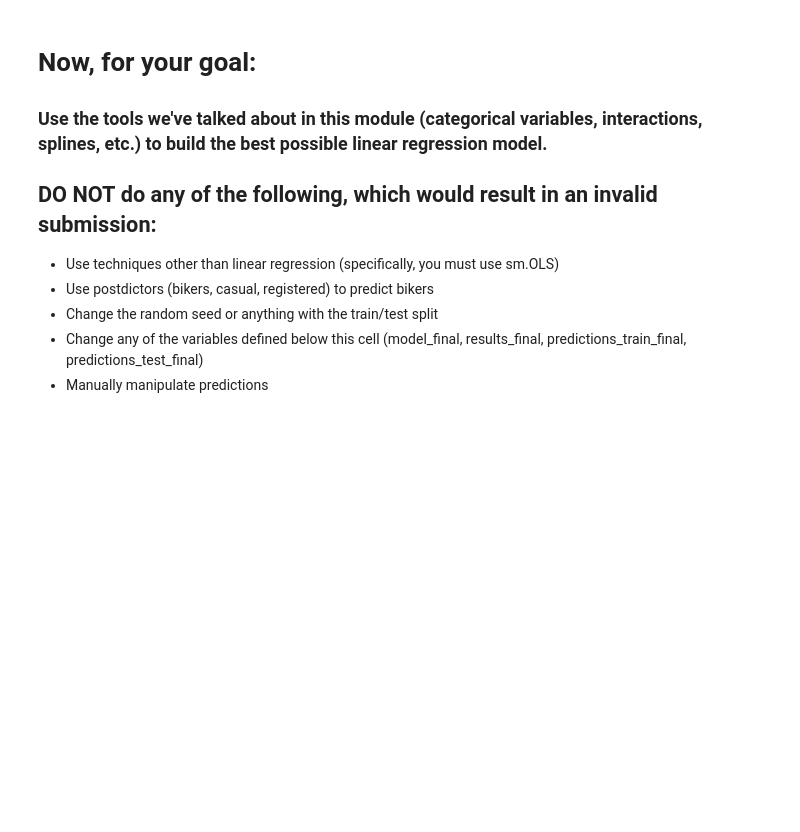
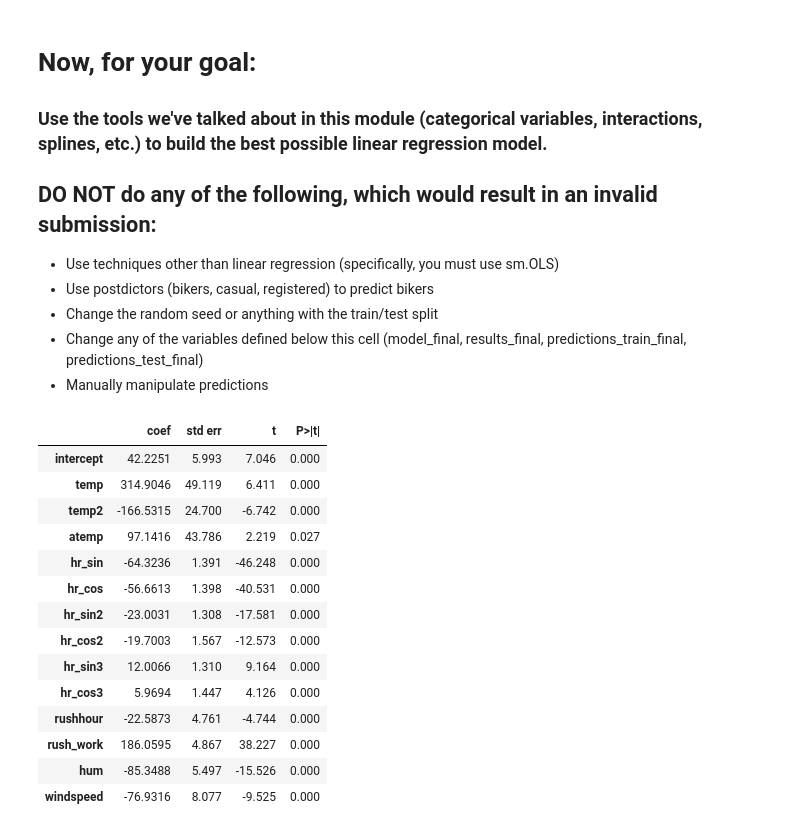
Before and after one commit to Uconn-MattHuang/code_2600, a Jupyter notebook: mod05_nonlinear.ipynb, the cells around one changed output. Cells and saved outputs as stored; diff of their text form; code cells hidden in the pictures; blank space fills up the shorter version.

```diff
--- a/mod05_nonlinear.ipynb
+++ b/mod05_nonlinear.ipynb
@@ -330,21 +342,36 @@ X_test['temp_x_workingday']  = X_test['temp']  * X_test['workingday']
 # %%
 # Build your linear regression model here.
 vars_to_include = [
     'intercept',
-    'temp',
-    'temp_sq',
-    'hr_sin',
-    'hr_cos',
-    'workingday',
-    'holiday',
+    'temp', 'temp2', 'atemp',
+    'hr_sin', 'hr_cos',
+    'hr_sin2', 'hr_cos2',
+    'hr_sin3', 'hr_cos3',
+    'rushhour',
+    'rush_work',
     'hum',
-    'windspeed',
-    'temp_x_workingday'
-] + list(season_train.columns) + list(weather_train.columns)
+    'windspeed'
+]
 
 model_final = sm.OLS(y_train, X_train[vars_to_include])
 results_final = model_final.fit()
 summarize(results_final)
+# %% [output]
+|  | coef | std err | t | P>|t| |
+| intercept | 42.2251 | 5.993 | 7.046 | 0.000 |
+| temp | 314.9046 | 49.119 | 6.411 | 0.000 |
+| temp2 | -166.5315 | 24.700 | -6.742 | 0.000 |
+| atemp | 97.1416 | 43.786 | 2.219 | 0.027 |
+| hr_sin | -64.3236 | 1.391 | -46.248 | 0.000 |
+| hr_cos | -56.6613 | 1.398 | -40.531 | 0.000 |
+| hr_sin2 | -23.0031 | 1.308 | -17.581 | 0.000 |
+| hr_cos2 | -19.7003 | 1.567 | -12.573 | 0.000 |
+| hr_sin3 | 12.0066 | 1.310 | 9.164 | 0.000 |
+| hr_cos3 | 5.9694 | 1.447 | 4.126 | 0.000 |
+| rushhour | -22.5873 | 4.761 | -4.744 | 0.000 |
+| rush_work | 186.0595 | 4.867 | 38.227 | 0.000 |
+| hum | -85.3488 | 5.497 | -15.526 | 0.000 |
+| windspeed | -76.9316 | 8.077 | -9.525 | 0.000 |
 # %%
 predictions_train_final = predict(X_train[vars_to_include], results_final)
 print('MSE train: ', mse(y_train, predictions_train_final))
```
Also changed, not shown: parts of 4 cells of this notebook.
